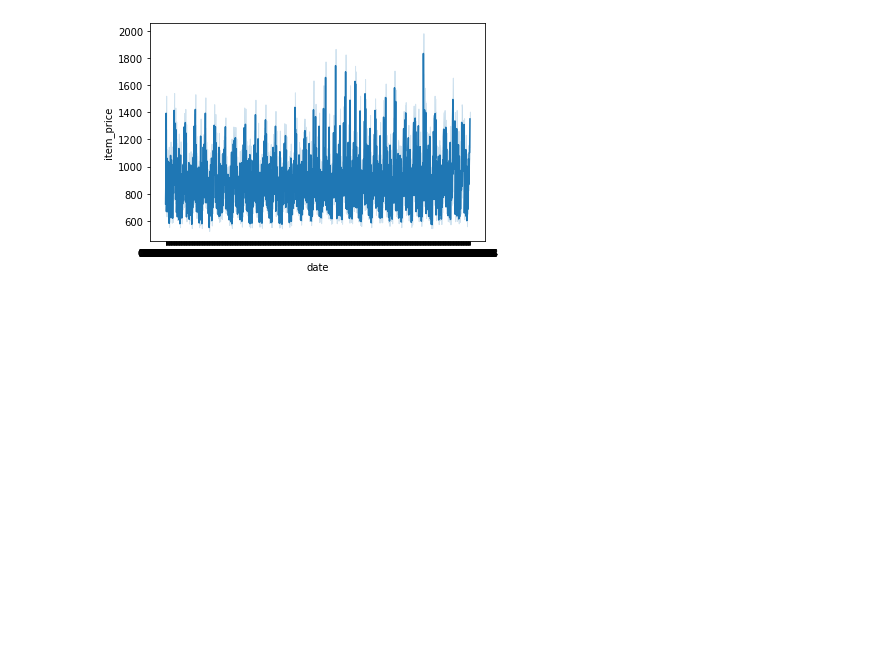
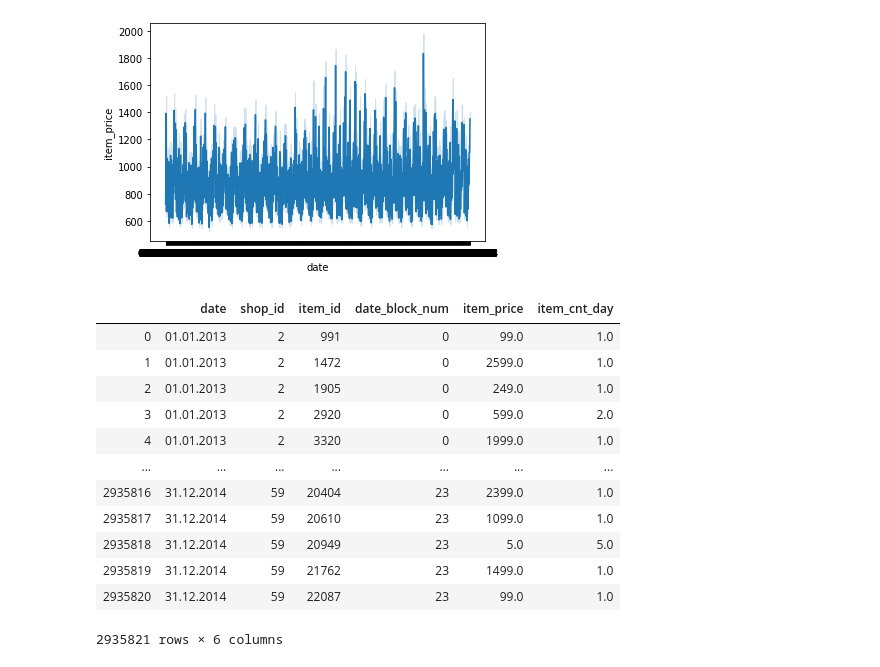
Before and after one commit to piszewc/python-deep-learning-data-science, a Jupyter notebook: Kaggle/Predict Future Sales.ipynb, the cells around one changed output. Cells and saved outputs as stored; diff of their text form; code cells hidden in the pictures; blank space fills up the shorter version.

```diff
--- a/Kaggle/Predict Future Sales.ipynb
+++ b/Kaggle/Predict Future Sales.ipynb
@@ -20,0 +24,16 @@ sns.lineplot(data=dataset, x='date',y='item_price')
+# %%
+temp_data
+# %% [output]
+|  | date | shop_id | item_id | date_block_num | item_price | item_cnt_day |
+| 0 | 01.01.2013 | 2 | 991 | 0 | 99.0 | 1.0 |
+| 1 | 01.01.2013 | 2 | 1472 | 0 | 2599.0 | 1.0 |
+| 2 | 01.01.2013 | 2 | 1905 | 0 | 249.0 | 1.0 |
+| 3 | 01.01.2013 | 2 | 2920 | 0 | 599.0 | 2.0 |
+| 4 | 01.01.2013 | 2 | 3320 | 0 | 1999.0 | 1.0 |
+| ... | ... | ... | ... | ... | ... | ... |
+| 2935816 | 31.12.2014 | 59 | 20404 | 23 | 2399.0 | 1.0 |
+| 2935817 | 31.12.2014 | 59 | 20610 | 23 | 1099.0 | 1.0 |
+| 2935818 | 31.12.2014 | 59 | 20949 | 23 | 5.0 | 5.0 |
+| 2935819 | 31.12.2014 | 59 | 21762 | 23 | 1499.0 | 1.0 |
+| 2935820 | 31.12.2014 | 59 | 22087 | 23 | 99.0 | 1.0 |
+2935821 rows × 6 columns
```
Also changed, not shown: parts of 5 cells of this notebook, 3 other files.
